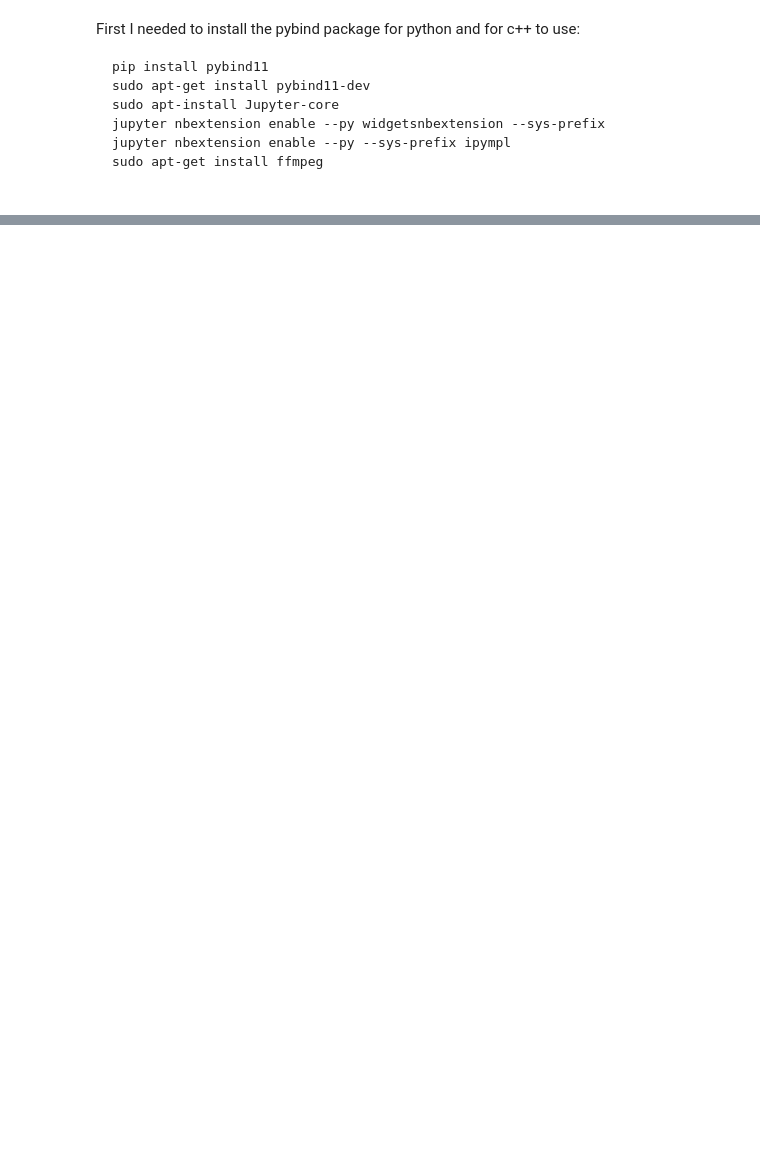
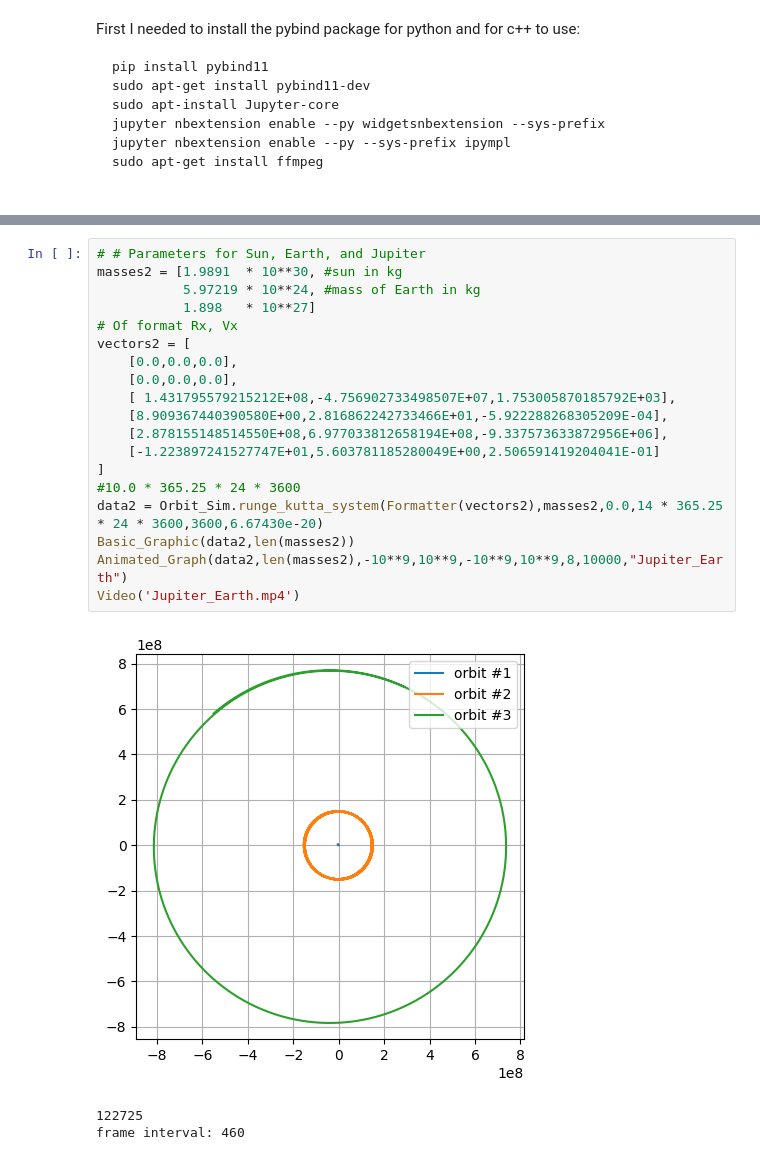
Before and after one commit to JacobASorensen/Orbital_Mechanics_Simulations, a Jupyter notebook: orbit_sim_with_cpp.ipynb, the cells around one changed output, grey strips where cells are left out. Drawn from its saved outputs; the diff is of its cells as text; blank space fills up the shorter version.

```diff
--- a/orbit_sim_with_cpp.ipynb
+++ b/orbit_sim_with_cpp.ipynb
@@ -128,0 +147,23 @@ frame interval: 450
+# %%
+# # Parameters for Sun, Earth, and Jupiter
+masses2 = [1.9891  * 10**30, #sun in kg
+           5.97219 * 10**24, #mass of Earth in kg
+           1.898   * 10**27]
+# Of format Rx, Vx
+vectors2 = [
+    [0.0,0.0,0.0],
+    [0.0,0.0,0.0],
+    [ 1.431795579215212E+08,-4.756902733498507E+07,1.753005870185792E+03],
+    [8.909367440390580E+00,2.816862242733466E+01,-5.922288268305209E-04],
+    [2.878155148514550E+08,6.977033812658194E+08,-9.337573633872956E+06],
+    [-1.223897241527747E+01,5.603781185280049E+00,2.506591419204041E-01]
+]
+#10.0 * 365.25 * 24 * 3600
+data2 = Orbit_Sim.runge_kutta_system(Formatter(vectors2),masses2,0.0,14 * 365.25 * 24 * 3600,3600,6.67430e-20)
+Basic_Graphic(data2,len(masses2))
+Animated_Graph(data2,len(masses2),-10**9,10**9,-10**9,10**9,8,10000,"Jupiter_Earth")
+Video('Jupiter_Earth.mp4')
+# %% [output]
+[figure, added]
+122725
+frame interval: 460
```
Also changed, not shown: parts of 4 cells of this notebook, 2 other files.
